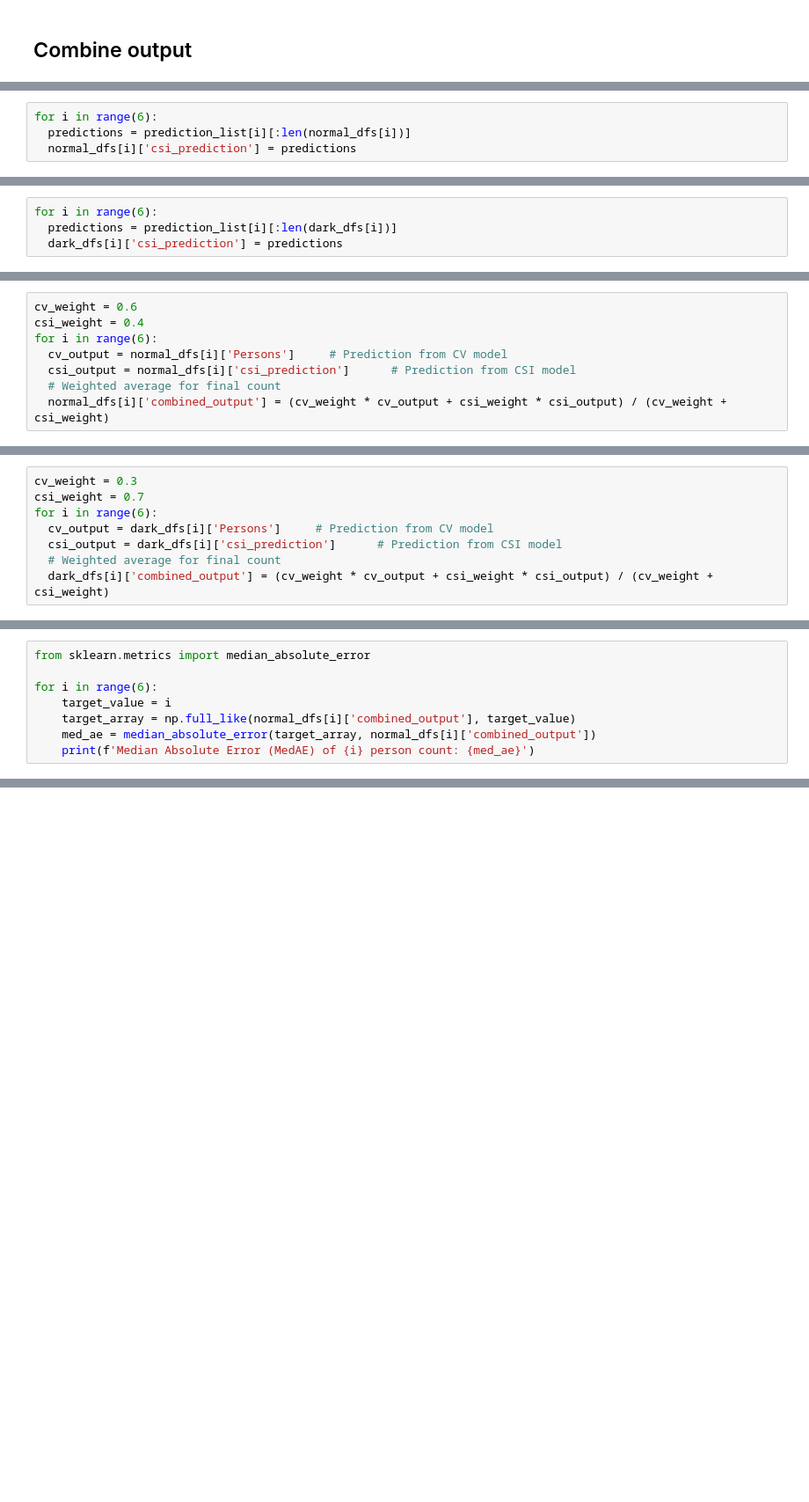
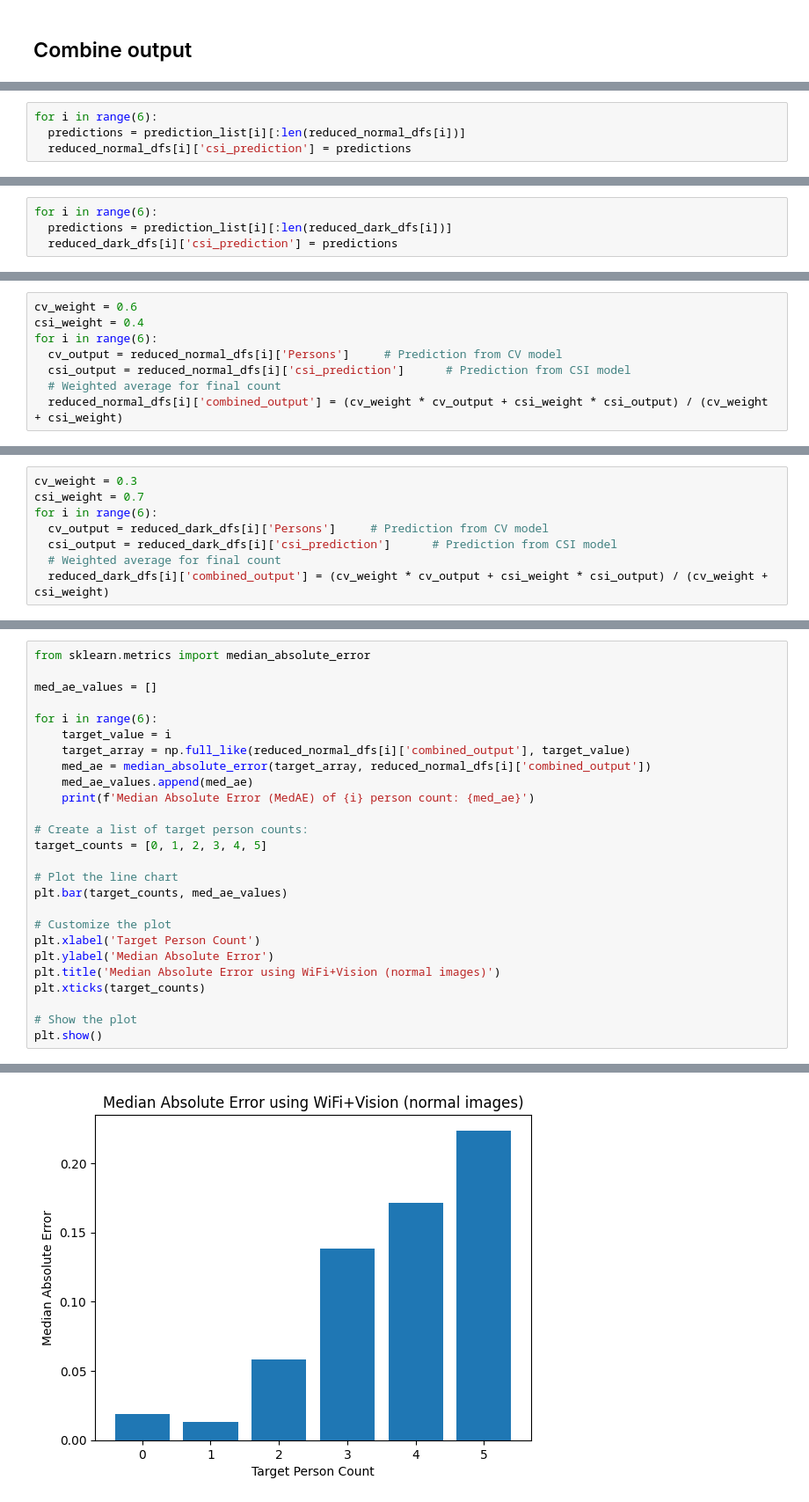
Before and after one commit to thu4n/WiFi-Vision-Counting, a Jupyter notebook: combine-output-testing.ipynb, the cells around one changed output, grey strips where cells are left out. Shown at 88% size. Cells and saved outputs as stored; diff of their text form; blank space fills up the shorter version.

```diff
--- a/combine-output-testing.ipynb
+++ b/combine-output-testing.ipynb
@@ -959,4 +994,4 @@ plt.show()
 # %%
 for i in range(6):
-  predictions = prediction_list[i][:len(normal_dfs[i])]
-  normal_dfs[i]['csi_prediction'] = predictions
+  predictions = prediction_list[i][:len(reduced_normal_dfs[i])]
+  reduced_normal_dfs[i]['csi_prediction'] = predictions
@@ -963,4 +1016,4 @@ for i in range(6):
 # %%
 for i in range(6):
-  predictions = prediction_list[i][:len(dark_dfs[i])]
-  dark_dfs[i]['csi_prediction'] = predictions
+  predictions = prediction_list[i][:len(reduced_dark_dfs[i])]
+  reduced_dark_dfs[i]['csi_prediction'] = predictions
@@ -968,7 +1039,7 @@ for i in range(6):
 cv_weight = 0.6
 csi_weight = 0.4
 for i in range(6):
-  cv_output = normal_dfs[i]['Persons']     # Prediction from CV model
-  csi_output = normal_dfs[i]['csi_prediction']      # Prediction from CSI model
+  cv_output = reduced_normal_dfs[i]['Persons']     # Prediction from CV model
+  csi_output = reduced_normal_dfs[i]['csi_prediction']      # Prediction from CSI model
   # Weighted average for final count
-  normal_dfs[i]['combined_output'] = (cv_weight * cv_output + csi_weight * csi_output) / (cv_weight + csi_weight)
+  reduced_normal_dfs[i]['combined_output'] = (cv_weight * cv_output + csi_weight * csi_output) / (cv_weight + csi_weight)
@@ -976,7 +1065,7 @@ for i in range(6):
 cv_weight = 0.3
 csi_weight = 0.7
 for i in range(6):
-  cv_output = dark_dfs[i]['Persons']     # Prediction from CV model
-  csi_output = dark_dfs[i]['csi_prediction']      # Prediction from CSI model
+  cv_output = reduced_dark_dfs[i]['Persons']     # Prediction from CV model
+  csi_output = reduced_dark_dfs[i]['csi_prediction']      # Prediction from CSI model
   # Weighted average for final count
-  dark_dfs[i]['combined_output'] = (cv_weight * cv_output + csi_weight * csi_output) / (cv_weight + csi_weight)
+  reduced_dark_dfs[i]['combined_output'] = (cv_weight * cv_output + csi_weight * csi_output) / (cv_weight + csi_weight)
@@ -1023,9 +1090,27 @@ print(dark_dfs[0])
 # %%
 from sklearn.metrics import median_absolute_error
 
+med_ae_values = []
+
 for i in range(6):
     target_value = i
-    target_array = np.full_like(normal_dfs[i]['combined_output'], target_value)
-    med_ae = median_absolute_error(target_array, normal_dfs[i]['combined_output'])
+    target_array = np.full_like(reduced_normal_dfs[i]['combined_output'], target_value)
+    med_ae = median_absolute_error(target_array, reduced_normal_dfs[i]['combined_output'])
+    med_ae_values.append(med_ae)
     print(f'Median Absolute Error (MedAE) of {i} person count: {med_ae}')
+
+# Create a list of target person counts:
+target_counts = [0, 1, 2, 3, 4, 5]
+
+# Plot the line chart
+plt.bar(target_counts, med_ae_values)
+
+# Customize the plot
+plt.xlabel('Target Person Count')
+plt.ylabel('Median Absolute Error')
+plt.title('Median Absolute Error using WiFi+Vision (normal images)')
+plt.xticks(target_counts)
+
+# Show the plot
+plt.show()
 # %% [output]
@@ -1038,3 +1123,4 @@ Median Absolute Error (MedAE) of 5 person count: 0.70615199804306
+[figure, added]
 # %%
 from sklearn.metrics import median_absolute_error
 
```
Also changed, not shown: parts of 25 cells of this notebook.
